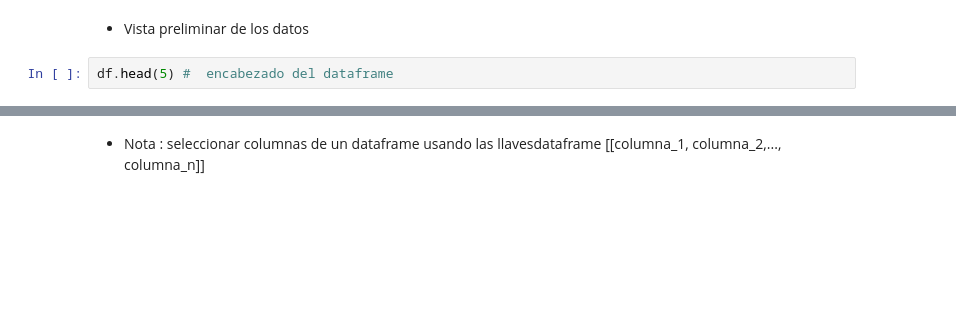
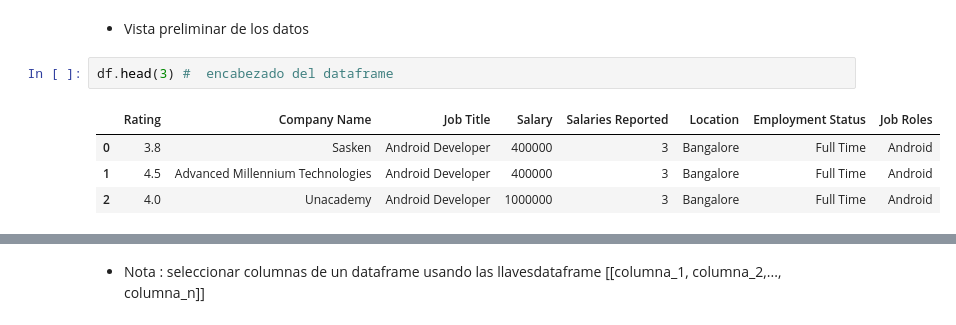
Before and after one commit to anguihero/Data_BI_AA_AI_Lessons, a Jupyter notebook: notebooks/002_pandas.ipynb, the cells around one changed output, grey strips where cells are left out. Saved outputs shown, nothing was run; the diff lists cells and outputs as text; blank space fills up the shorter version.

```diff
--- a/notebooks/002_pandas.ipynb
+++ b/notebooks/002_pandas.ipynb
@@ -306,6 +526,11 @@ df
 # %% [markdown]
 * Vista preliminar de los datos
 # %%
-df.head(5) #  encabezado del dataframe
+df.head(3) #  encabezado del dataframe
+# %% [output]
+|  | Rating | Company Name | Job Title | Salary | Salaries Reported | Location | Employment Status | Job Roles |
+| 0 | 3.8 | Sasken | Android Developer | 400000 | 3 | Bangalore | Full Time | Android |
+| 1 | 4.5 | Advanced Millennium Technologies | Android Developer | 400000 | 3 | Bangalore | Full Time | Android |
+| 2 | 4.0 | Unacademy | Android Developer | 1000000 | 3 | Bangalore | Full Time | Android |
 # %%
 df.tail(5) # la cola de la tabla
```
Also changed, not shown: parts of 100 cells of this notebook, 4 other files.
